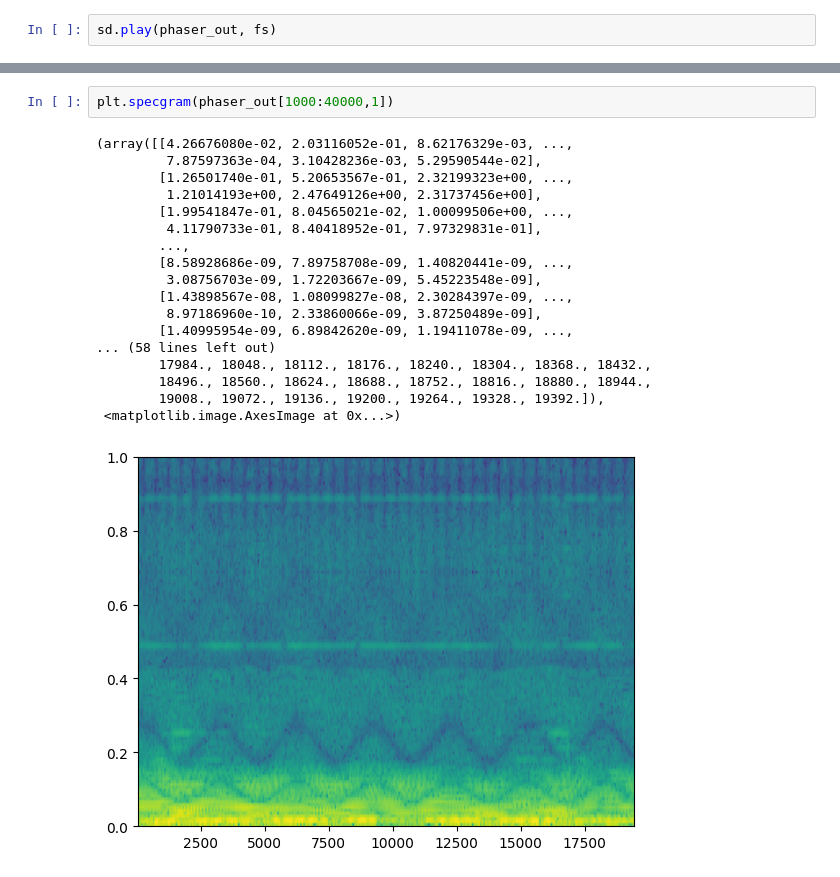
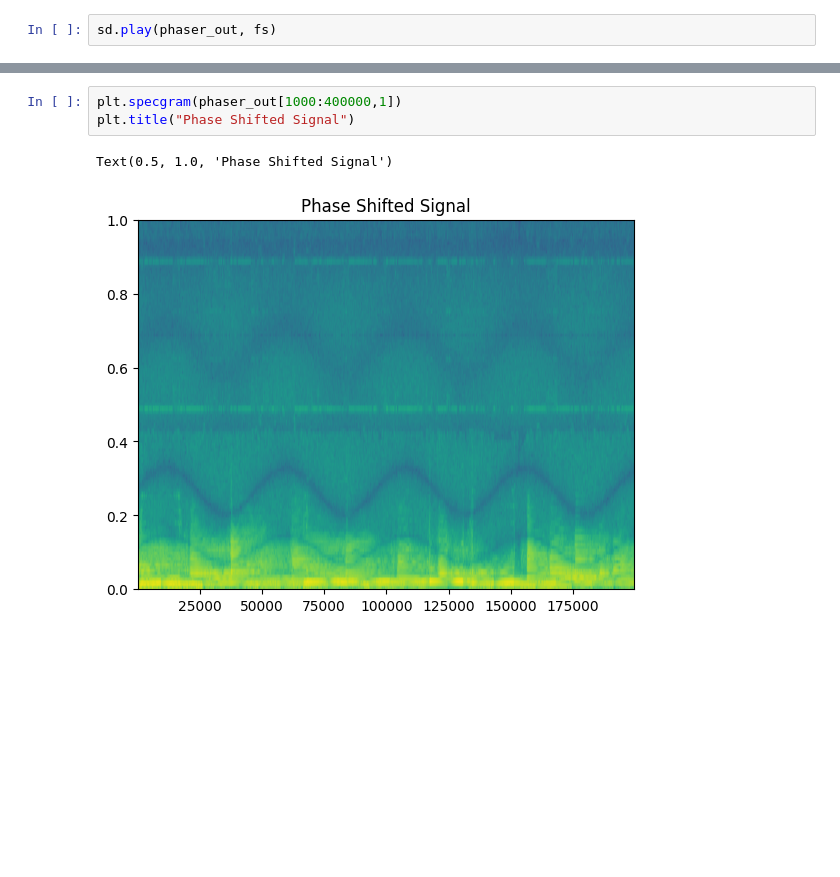
Before and after one commit to kevbrnen/Music-Technology-Final-Project, a Jupyter notebook: Prototyping/Phaser/Phaser.ipynb, the cells around one changed output, grey strips where cells are left out. Cells and saved outputs as stored; diff of their text form; blank space fills up the shorter version.

```diff
--- a/Prototyping/Phaser/Phaser.ipynb
+++ b/Prototyping/Phaser/Phaser.ipynb
@@ -174,21 +161,6 @@ plt.specgram(data[1000:40000, 1])
 # %%
-plt.specgram(phaser_out[1000:40000,1])
+plt.specgram(phaser_out[1000:400000,1])
+plt.title("Phase Shifted Signal")
 # %% [output]
-(array([[4.26676080e-02, 2.03116052e-01, 8.62176329e-03, ...,
-         7.87597363e-04, 3.10428236e-03, 5.29590544e-02],
-        [1.26501740e-01, 5.20653567e-01, 2.32199323e+00, ...,
-         1.21014193e+00, 2.47649126e+00, 2.31737456e+00],
-        [1.99541847e-01, 8.04565021e-02, 1.00099506e+00, ...,
-         4.11790733e-01, 8.40418952e-01, 7.97329831e-01],
-        ...,
-        [8.58928686e-09, 7.89758708e-09, 1.40820441e-09, ...,
-         3.08756703e-09, 1.72203667e-09, 5.45223548e-09],
-        [1.43898567e-08, 1.08099827e-08, 2.30284397e-09, ...,
-         8.97186960e-10, 2.33860066e-09, 3.87250489e-09],
-        [1.40995954e-09, 6.89842620e-09, 1.19411078e-09, ...,
-... (58 lines left out)
-        17984., 18048., 18112., 18176., 18240., 18304., 18368., 18432.,
-        18496., 18560., 18624., 18688., 18752., 18816., 18880., 18944.,
-        19008., 19072., 19136., 19200., 19264., 19328., 19392.]),
- <matplotlib.image.AxesImage at 0x...>)
+Text(0.5, 1.0, 'Phase Shifted Signal')
-[figure, old version]
+[figure, new version]
```
Also changed, not shown: parts of 2 cells of this notebook, 21 other files.
